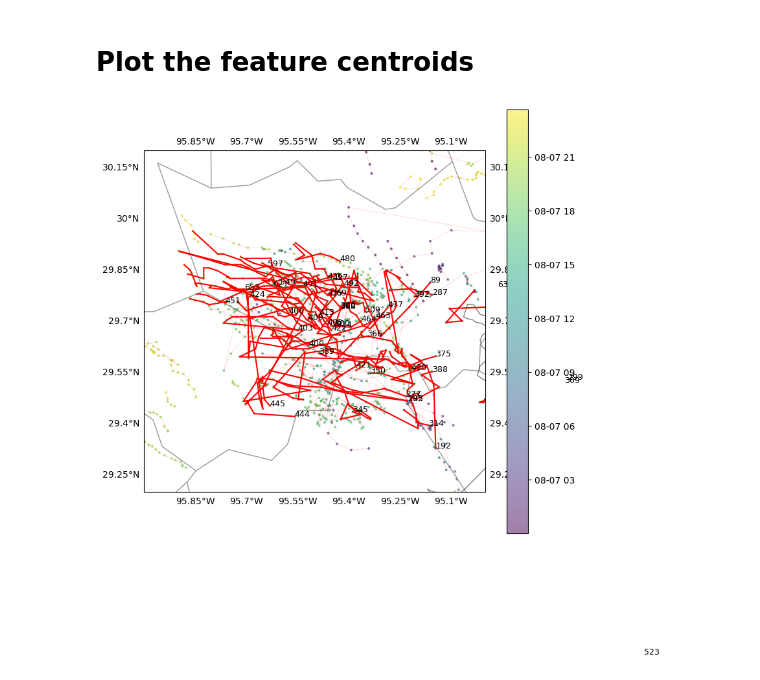
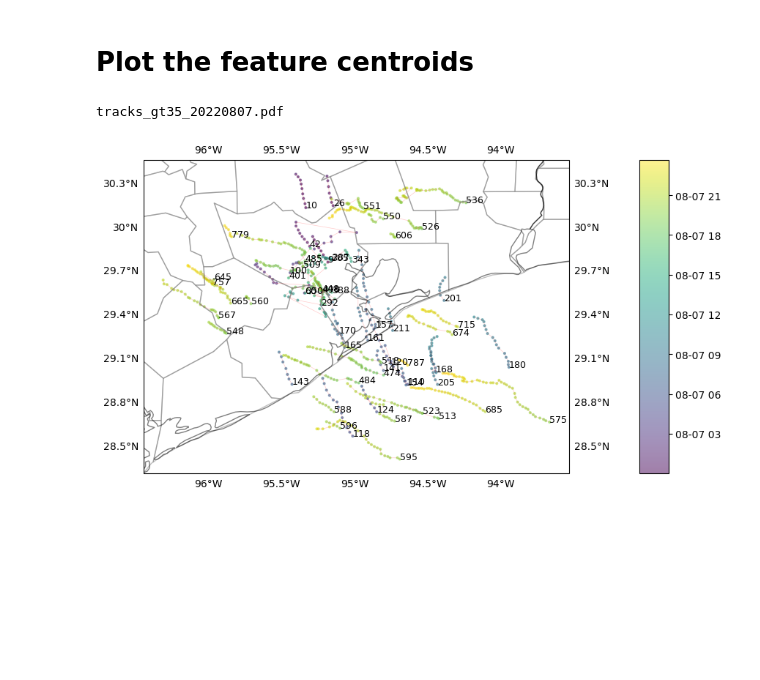
Before and after one commit to deeplycloudy/TRACER-PAWS-NEXRAD-LMA, a Jupyter notebook: notebooks/extract_track_from_timeseries.ipynb, the cells around one changed output. Cells and saved outputs as stored; diff of their text form; code cells hidden in the pictures; blank space fills up the shorter version.

```diff
--- a/notebooks/extract_track_from_timeseries.ipynb
+++ b/notebooks/extract_track_from_timeseries.ipynb
@@ -21,0 +91,7 @@ khgx_distance_km = 90.0
+# %%
+track_dBZ_thresh = 35.0
+feature_is_bright = (combo['feature_maxrefl'] > track_dBZ_thresh)
+
+reduced_track_ids = np.unique(combo[{'feature':feature_is_bright}].feature_parent_track_id)
+traversal = OneToManyTraversal(combo, ('track','cell','feature'), ('cell_parent_track_id', 'feature_parent_cell_id'))
+combo = traversal.reduce_to_entities('track', reduced_track_ids)
@@ -104,14 +246,19 @@ ValueError: cannot reduce over dimensions ['feature_time']. expected either '...
 import cartopy.crs as ccrs
 import cartopy.feature as cfeature
 import matplotlib.dates as mdates
+import matplotlib.gridspec as gridspec
 
 def plot_feature_tracks(track_ds, highlight=None, label_all=False):
     """ Highlight is a list of track_ids to highlight
 
     labels are only shown for highlighted tracks, unless label_all is True
     """
-    fig = plt.figure(figsize=(8.5, 8.5),)
-    axes = fig.add_subplot(111, projection=ccrs.PlateCarree())
+
+    fig = plt.figure(figsize=(9.0, 5.0))
+    gs = gridspec.GridSpec(1, 2, width_ratios=(0.9,0.05))
+
+    axes = fig.add_subplot(gs[0,0], projection=ccrs.PlateCarree())
+    cax = fig.add_subplot(gs[0,1])
 
     if highlight is not None:
         highlight = set(highlight)
@@ -146,7 +293,8 @@ def plot_feature_tracks(track_ds, highlight=None, label_all=False):
     scart = axes.scatter(combo.feature_longitude_center, combo.feature_latitude_center,
                          c=mdates.date2num(combo.feature_time.values), alpha=0.5, s=4, marker='o')
     # print(type(combo.feature_time.values), combo.feature_time.values.dtype)
-    cbar = plt.colorbar(scart, ax=axes)
+    # cbar = plt.colorbar(scart, ax=axes)
+    cbar = plt.colorbar(scart, cax=cax)
     loc = mdates.AutoDateLocator()
     cbar.ax.yaxis.set_major_locator(loc)
     cbar.ax.yaxis.set_major_formatter(mdates.AutoDateFormatter(loc))
@@ -156,7 +306,23 @@ def plot_feature_tracks(track_ds, highlight=None, label_all=False):
 # %%
-fig, axes = plot_feature_tracks(combo, highlight=ltg_only_track_ids.values)
+fig, axes = plot_feature_tracks(combo,label_all =True,)# highlight=highlight_track_ids.values)
+
+# axes.plot(csapr_data['longitude'].values, csapr_data['latitude'].values, '-.',color='g')
+
+fig.tight_layout()
+
 # axes.set_extent((-95.3, -94.2, 28.0, 29.3))
-axes.set_extent((-96, -95.0, 29.2, 30.2))
-# fig.tight_layout()
+# axes.set_extent((-95.6, -95.25, 29.5, 30.0))
+# axes.set_extent((-95.6, -94.5, 29.1, 30.0))
+
+
+# axes.plot(csapr_data['longitude'].values, csapr_data['latitude'].values, '-.',color='g')
+
+this_date = str(combo.feature_time.mean().dt.strftime("%Y%m%d").values)
+outfile = f'tracks_gt{track_dBZ_thresh:2.0f}_{this_date}.pdf'
+print(outfile)
+
+
+fig.savefig(outfile)
 # %% [output]
+tracks_gt35_20220807.pdf
-[figure, old version]
+[figure, new version]
```
Also changed, not shown: parts of 22 cells of this notebook, 19 other files.
